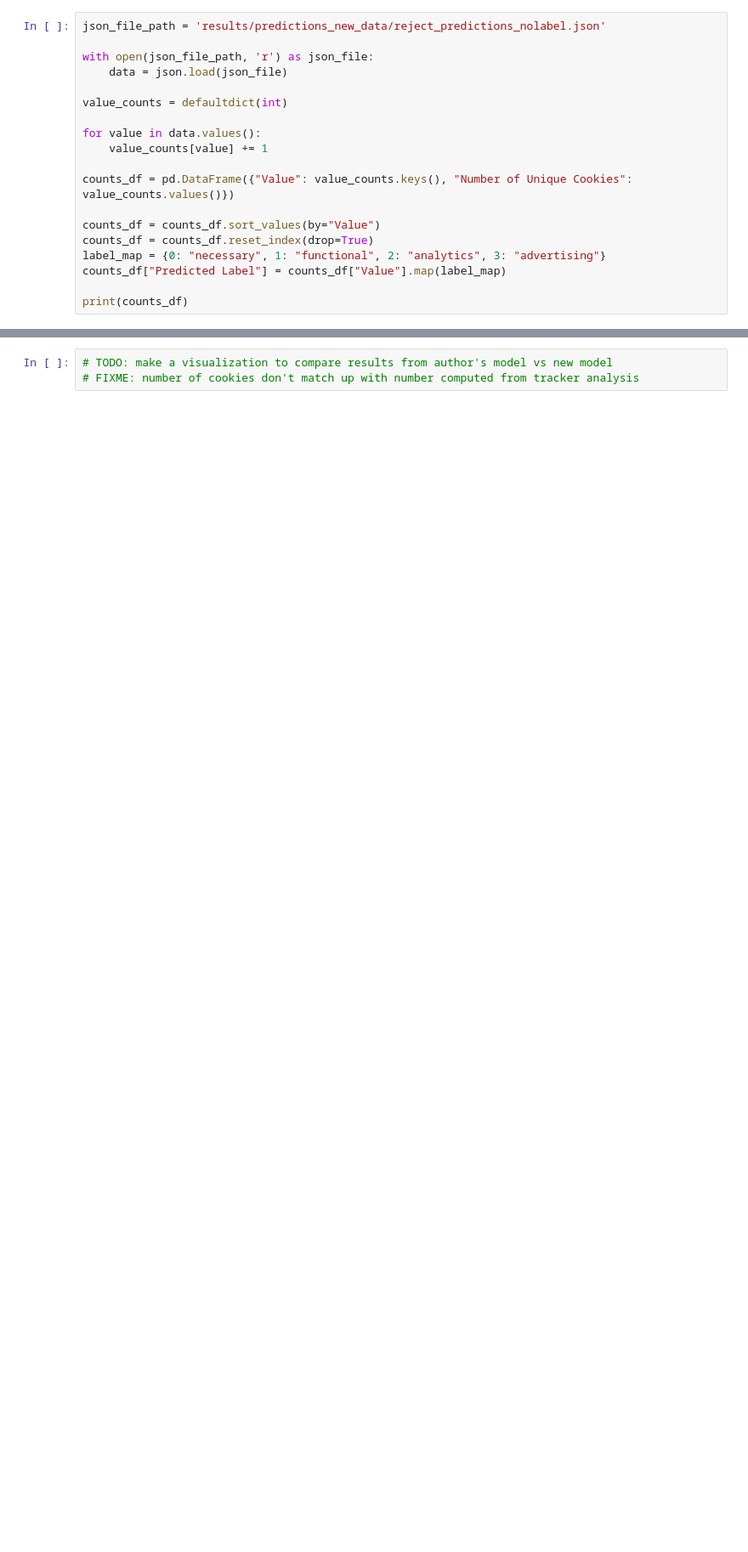
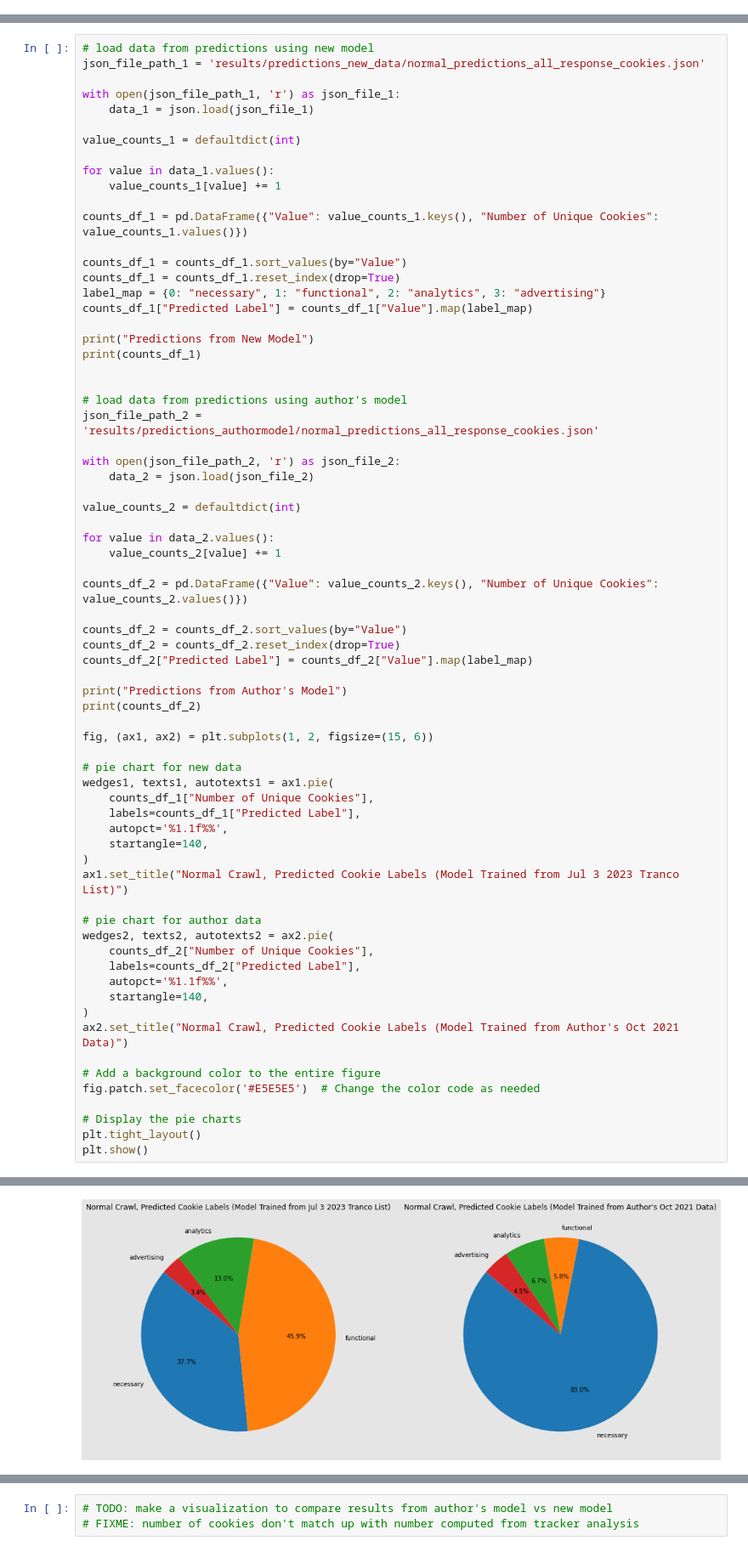
Before and after one commit to karenklw/CookieBlock-Consent-Classifier, a Jupyter notebook: classifier_results.ipynb, the cells around one changed output, grey strips where cells are left out. Shown at 85% size. Saved outputs shown, nothing was run; the diff lists cells and outputs as text; blank space fills up the shorter version.

Commit message:
generated predictions using authors model vs new model

```diff
--- a/classifier_results.ipynb
+++ b/classifier_results.ipynb
@@ -30,19 +0,0 @@ print(counts_df)
-# %%
-json_file_path = 'results/predictions_new_data/reject_predictions_nolabel.json'
-
-with open(json_file_path, 'r') as json_file:
-    data = json.load(json_file)
-
-value_counts = defaultdict(int)
-
-for value in data.values():
-    value_counts[value] += 1
-
-counts_df = pd.DataFrame({"Value": value_counts.keys(), "Number of Unique Cookies": value_counts.values()})
-
-counts_df = counts_df.sort_values(by="Value")
-counts_df = counts_df.reset_index(drop=True)
-label_map = {0: "necessary", 1: "functional", 2: "analytics", 3: "advertising"}
-counts_df["Predicted Label"] = counts_df["Value"].map(label_map)
-
-print(counts_df)
@@ -54,0 +8,70 @@ print(counts_df)
+# %%
+# load data from predictions using new model
+json_file_path_1 = 'results/predictions_new_data/normal_predictions_all_response_cookies.json'
+
+with open(json_file_path_1, 'r') as json_file_1:
+    data_1 = json.load(json_file_1)
+
+value_counts_1 = defaultdict(int)
+
+for value in data_1.values():
+    value_counts_1[value] += 1
+
+counts_df_1 = pd.DataFrame({"Value": value_counts_1.keys(), "Number of Unique Cookies": value_counts_1.values()})
+
+counts_df_1 = counts_df_1.sort_values(by="Value")
+counts_df_1 = counts_df_1.reset_index(drop=True)
+label_map = {0: "necessary", 1: "functional", 2: "analytics", 3: "advertising"}
+counts_df_1["Predicted Label"] = counts_df_1["Value"].map(label_map)
+
+print("Predictions from New Model")
+print(counts_df_1)
+
+
+# load data from predictions using author's model
+json_file_path_2 = 'results/predictions_authormodel/normal_predictions_all_response_cookies.json'
+
+with open(json_file_path_2, 'r') as json_file_2:
+    data_2 = json.load(json_file_2)
+
+value_counts_2 = defaultdict(int)
+
+for value in data_2.values():
+    value_counts_2[value] += 1
+
+counts_df_2 = pd.DataFrame({"Value": value_counts_2.keys(), "Number of Unique Cookies": value_counts_2.values()})
+
+counts_df_2 = counts_df_2.sort_values(by="Value")
+counts_df_2 = counts_df_2.reset_index(drop=True)
+counts_df_2["Predicted Label"] = counts_df_2["Value"].map(label_map)
+
+print("Predictions from Author's Model")
+print(counts_df_2)
+
+fig, (ax1, ax2) = plt.subplots(1, 2, figsize=(15, 6))
+
+# pie chart for new data
+wedges1, texts1, autotexts1 = ax1.pie(
+    counts_df_1["Number of Unique Cookies"],
+    labels=counts_df_1["Predicted Label"],
+    autopct='%1.1f%%',
+    startangle=140,
+)
+ax1.set_title("Normal Crawl, Predicted Cookie Labels (Model Trained from Jul 3 2023 Tranco List)")
+
+# pie chart for author data
+wedges2, texts2, autotexts2 = ax2.pie(
+    counts_df_2["Number of Unique Cookies"],
+    labels=counts_df_2["Predicted Label"],
+    autopct='%1.1f%%',
+    startangle=140,
+)
+ax2.set_title("Normal Crawl, Predicted Cookie Labels (Model Trained from Author's Oct 2021 Data)")
+
+# Add a background color to the entire figure
+fig.patch.set_facecolor('#E5E5E5')  # Change the color code as needed
+
+# Display the pie charts
+plt.tight_layout()
+plt.show()
+# %% [output]
@@ -54,0 +90 @@ print(counts_df)
+[figure, added]
```
Also changed, not shown: parts of 7 cells of this notebook, 9 other files.
